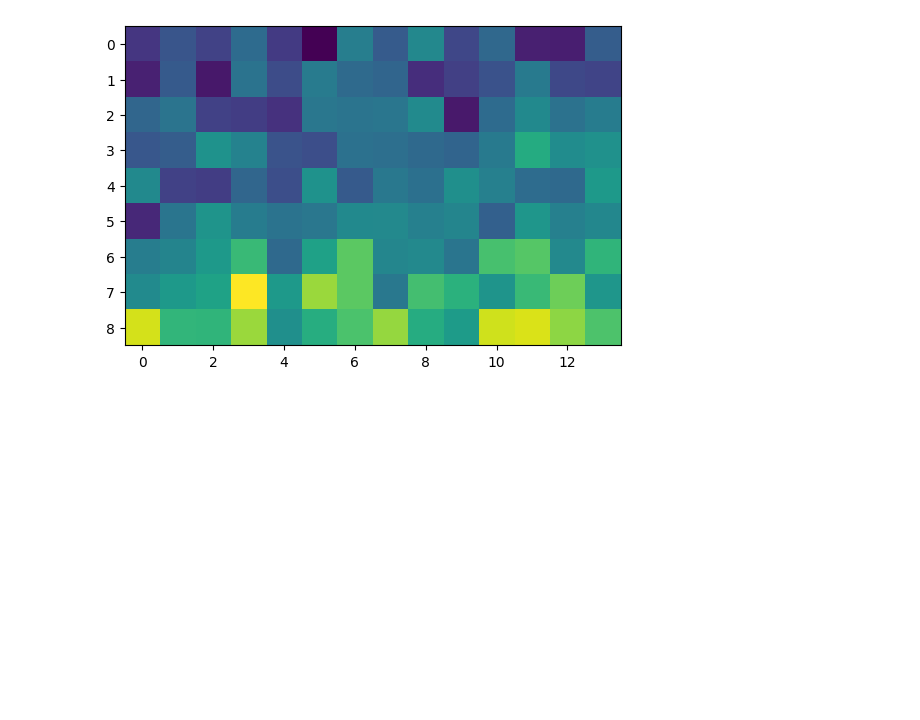
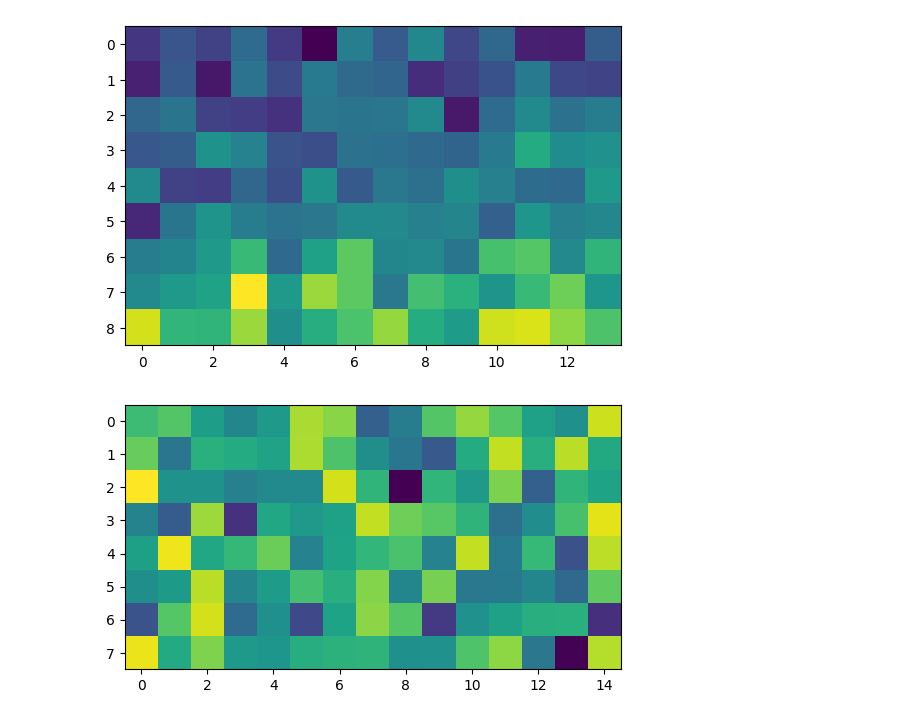
Before and after one commit to lcanudas/hd-EMG-dataset-merge, a Jupyter notebook: notebooks/funções_imagem.ipynb, the cells around one changed output. Cells and saved outputs as stored; diff of their text form; code cells hidden in the pictures; blank space fills up the shorter version.

```diff
--- a/notebooks/funções_imagem.ipynb
+++ b/notebooks/funções_imagem.ipynb
@@ -118,3 +119,17 @@ plt.imshow(emg[:,0].reshape(9,14))
 # %% [output]
 <matplotlib.image.AxesImage at 0x...>
 [figure]
+# %%
+file = open('/media/rnwatanabe/Data/Renato/hd-EMG-dataset-merge/data/raw/dado4/s2/biceps/s2_s10_bb.bin',"rb")
+dado = np.fromfile(file, dtype='<d')
+dado = dado[:int(len(dado)//120*120)]
+file.close()
+
+dado = dado.reshape(120,-1)
+dado = dado.T
+i = 200
+plt.imshow(dado[i,:].reshape(8,15))
+vmin = dado[i,:].min()
+vmax = dado[i,:].max()
+# %% [output]
+[figure, added]
```
Also changed, not shown: parts of 2 cells of this notebook, 4 other files.
